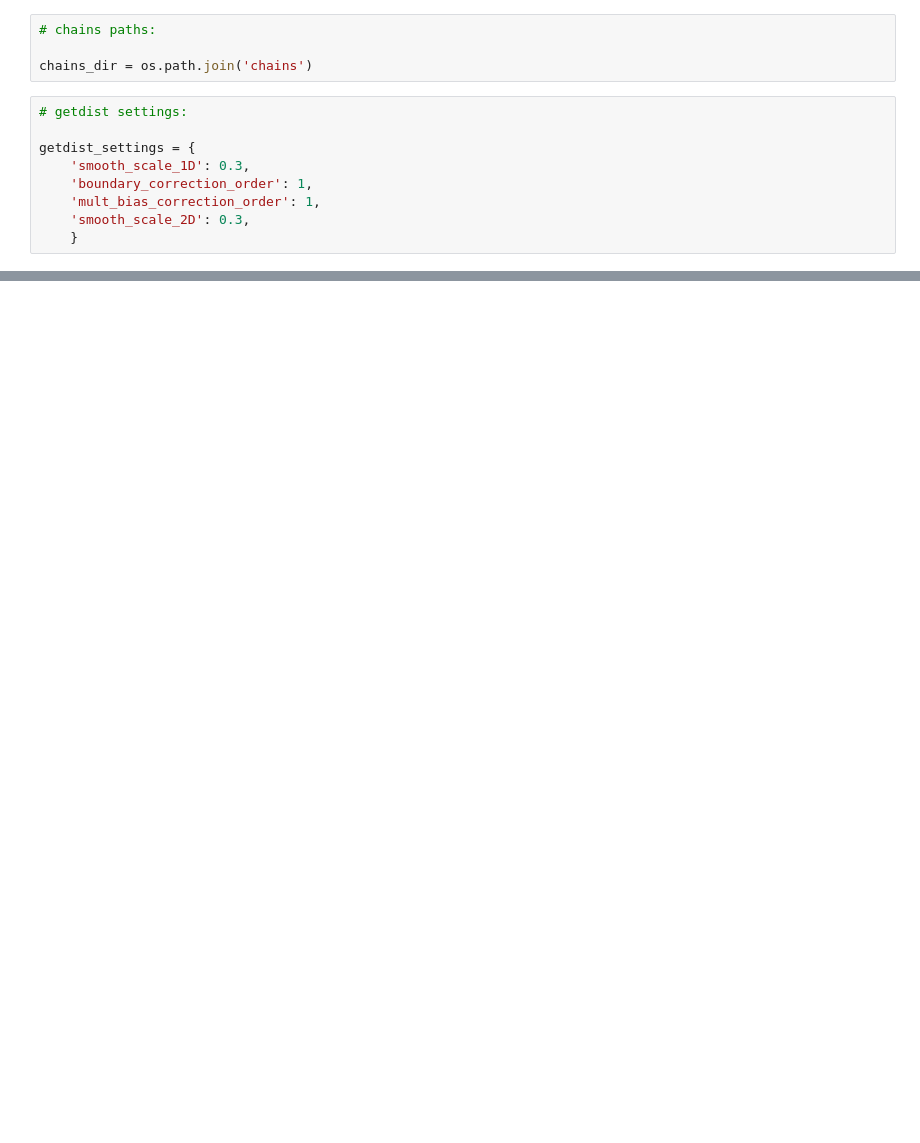
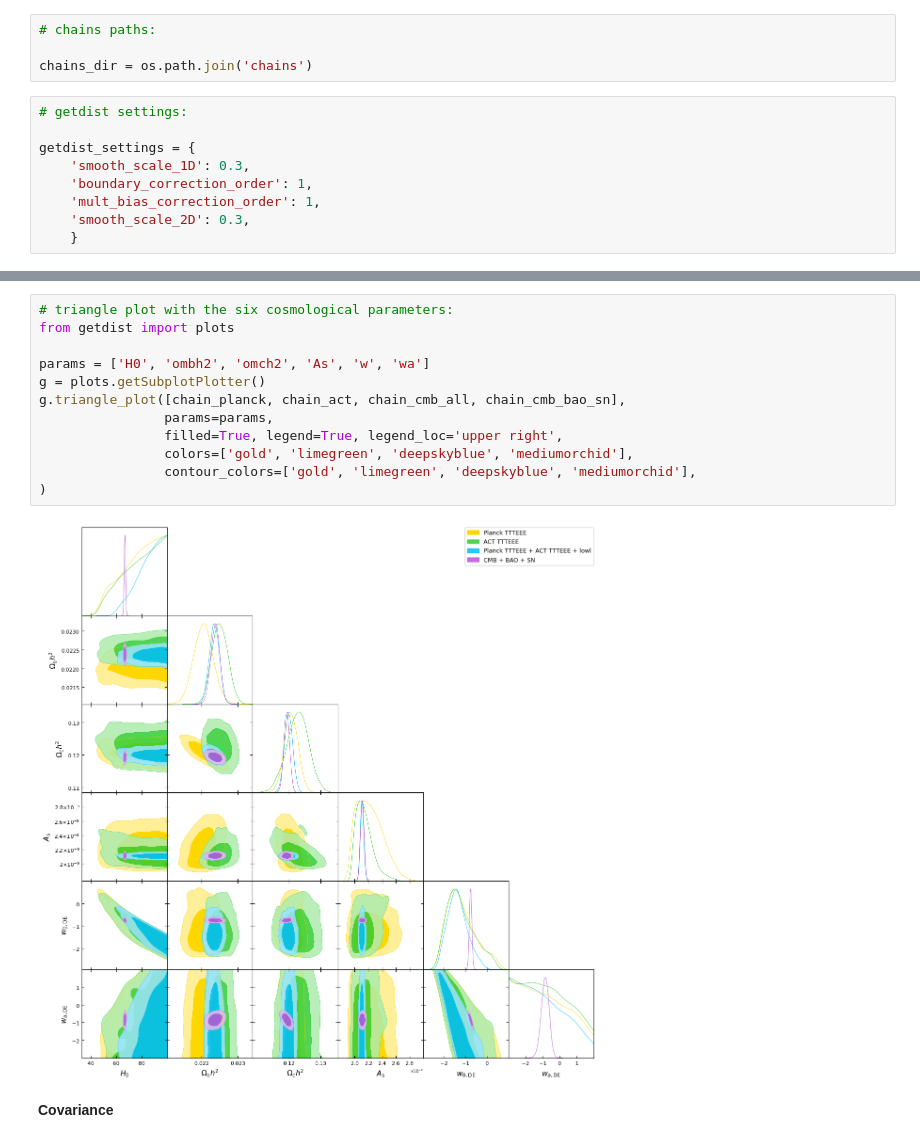
Before and after one commit to GenovaCosmology/ParametricModels, a Jupyter notebook: w0wa/parsing_example.ipynb, the cells around one changed output, grey strips where cells are left out. Drawn from its saved outputs; the diff is of its cells as text; blank space fills up the shorter version.

```diff
--- a/w0wa/parsing_example.ipynb
+++ b/w0wa/parsing_example.ipynb
@@ -69,0 +137,16 @@ model = get_model(params_dict)
+# %%
+# triangle plot with the six cosmological parameters:
+from getdist import plots
+
+params = ['H0', 'ombh2', 'omch2', 'As', 'w', 'wa']
+g = plots.getSubplotPlotter()
+g.triangle_plot([chain_planck, chain_act, chain_cmb_all, chain_cmb_bao_sn],
+                params=params,
+                filled=True, legend=True, legend_loc='upper right',
+                colors=['gold', 'limegreen', 'deepskyblue', 'mediumorchid'],
+                contour_colors=['gold', 'limegreen', 'deepskyblue', 'mediumorchid'],
+)
+# %% [output]
+[figure, added]
+# %% [markdown]
+**Covariance**
```
Also changed, not shown: parts of 5 cells of this notebook.
